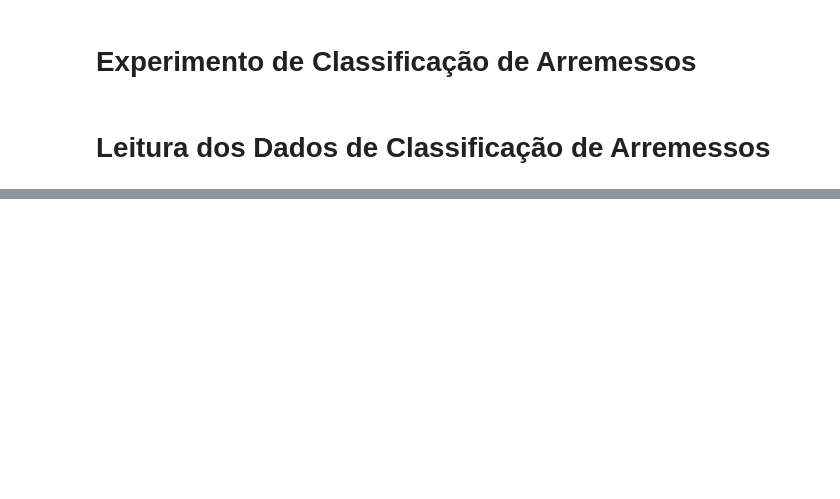
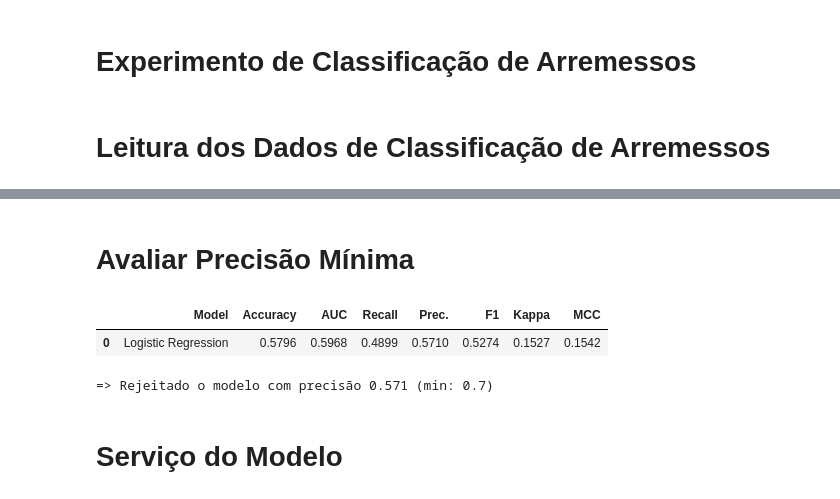
Before and after one commit to sergioopereira/EngenhariaMachineLearning, a Jupyter notebook: Code/notebook_kobe.ipynb, the cells around one changed output, grey strips where cells are left out. Saved outputs shown, nothing was run; the diff lists cells and outputs as text; code cells hidden in the pictures; blank space fills up the shorter version.

Commit message:
Novas mudanças no projeto

```diff
--- a/Code/notebook_kobe.ipynb
+++ b/Code/notebook_kobe.ipynb
@@ -42,6 +90,7 @@ mpl.rc('lines', **lines)
 # %%
-registered_model_name = 'modelo_kobe_bryant'
-min_precision = 0.7
+
+registered_model_name = 'modelo_arremesso' # Define o nome do modelo
+min_precision = 0.7 # Define a precisão
 model_version = -1 # recuperar a ultima versao
 nexamples = 4
 # %% [markdown]
@@ -134,0 +241,55 @@ KeyError: "['lng', 'minutes remaining', 'shot_made_flag'] not in index"
+# %% [markdown]
+# Avaliar Precisão Mínima
+# %%
+# COLOCAR RUN APROVACAO DE MODELO
+# PARAMETROS: min_precision
+# METRICS: new_version, precision
+# ARTIFACTS: None
+
+
+with mlflow.start_run(experiment_id=experiment_id, run_name = 'AprovacaoModelo'):
+    pred_holdout = pc.predict_model(bestmodel)
+    pr = metrics.precision_score(pred_holdout[kobe_target_col], pred_holdout['Label'],)
+    if pr > min_precision:
+        print(f'=> Aceito o modelo com precisão {pr} (min: {min_precision})')
+        pred_holdout.to_parquet('modelo_arremesso_teste.parquet')
+        # Assinatura do Modelo Inferida pelo MLFlow
+        model_features = list(data_kobe.drop(kobe_target_col, axis=1).columns)
+        inf_signature = infer_signature(data_kobe[model_features], model_pipe.predict(data_kobe))
+        # Exemplo de entrada para o MLmodel
+        input_example = {x: data_kobe[x].values[:nexamples] for x in model_features}
+        # Log do pipeline de modelagem do sklearn e registrar como uma nova versao
+        mlflow.sklearn.log_model(
+            sk_model=model_pipe,
+            artifact_path="sklearn-model",
+            registered_model_name=registered_model_name,
+            signature = inf_signature,
+            input_example = input_example
+        )
+        # Criacao do cliente do servico MLFlow e atualizacao versao modelo
+        client = MlflowClient()
+        if model_version == -1:
+            model_version = client.get_latest_versions(registered_model_name)[-1].version
+        # Registrar o modelo como staging
+        client.transition_model_version_stage(
+            name=registered_model_name,
+            version=model_version, # Verificar com usuario qual versao
+            stage="Staging"
+        )
+    else:
+        print(f'=> Rejeitado o modelo com precisão {pr} (min: {min_precision})')
+
+    # LOG DE PARAMETROS DO MODELO
+    mlflow.log_param("precisao_minima", min_precision)
+
+    # LOG DE METRICAS GLOBAIS
+    mlflow.log_metric("new_version", model_version)
+    mlflow.log_metric("precisao", pr)
+
+mlflow.end_run()
+# %% [output]
+|  | Model | Accuracy | AUC | Recall | Prec. | F1 | Kappa | MCC |
+| 0 | Logistic Regression | 0.5796 | 0.5968 | 0.4899 | 0.5710 | 0.5274 | 0.1527 | 0.1542 |
+=> Rejeitado o modelo com precisão 0.571 (min: 0.7)
+# %% [markdown]
+# Serviço do Modelo
```
Also changed, not shown: parts of 26 cells of this notebook.
